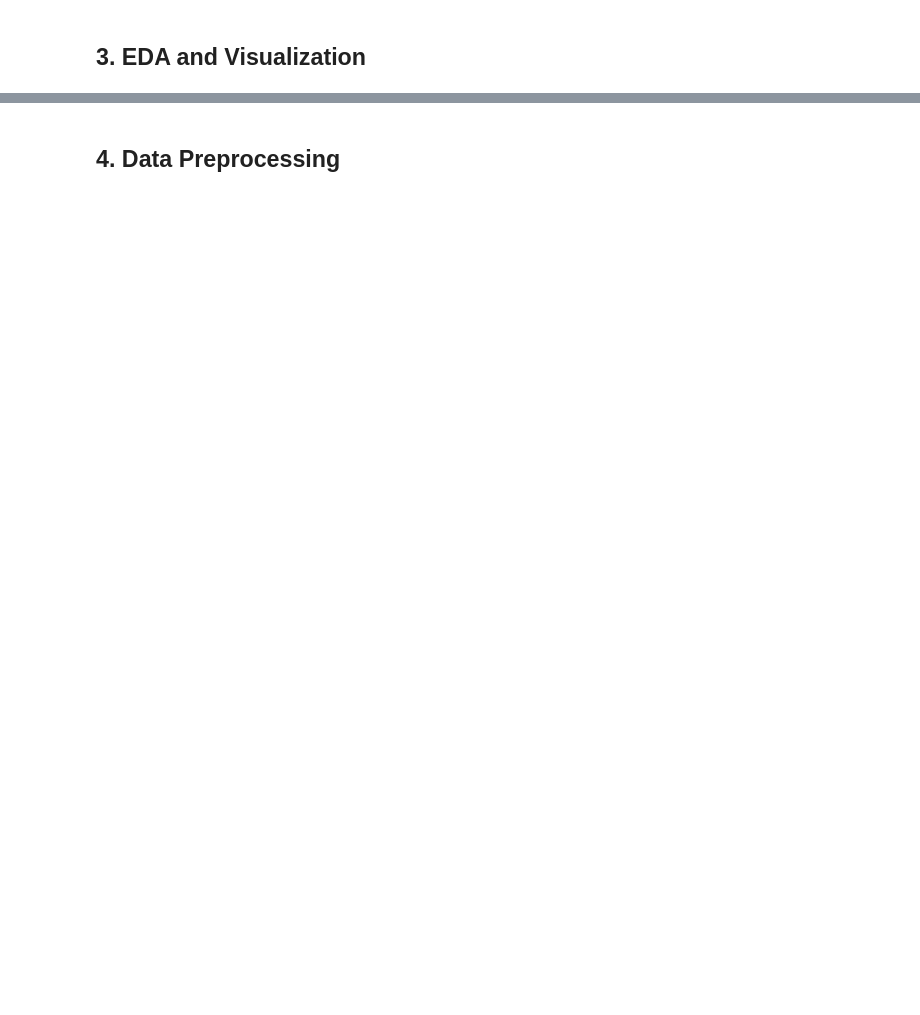
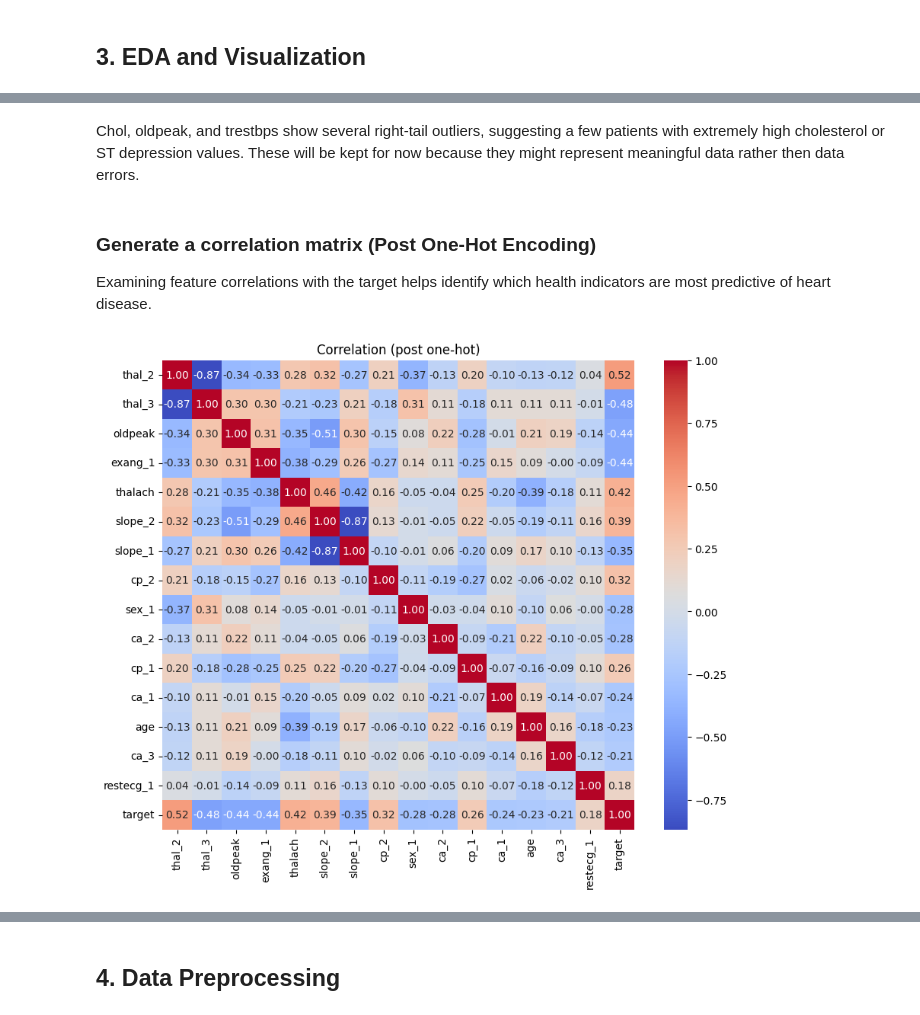
Before and after one commit to TORlN/ML-Final-Project, a Jupyter notebook: Final_Project.ipynb, the cells around one changed output, grey strips where cells are left out. Saved outputs shown, nothing was run; the diff lists cells and outputs as text; code cells hidden in the pictures; blank space fills up the shorter version.

Commit message:
update gitignore, EDA and data preprocessing finished

```diff
--- a/Final_Project.ipynb
+++ b/Final_Project.ipynb
@@ -110,0 +181,22 @@ dtype: int64
+# %% [markdown]
+Chol, oldpeak, and trestbps show several right-tail outliers, suggesting a few patients with extremely high cholesterol or ST depression values. These will be kept for now because they might represent meaningful data rather then data errors.
+# %% [markdown]
+### Generate a correlation matrix (Post One-Hot Encoding)
+Examining feature correlations with the target helps identify which health indicators are most predictive of heart disease.
+# %%
+# Compute correlations with target and visualize top correlated features
+df_enc = pd.get_dummies(df, columns=cat_cols, drop_first=True)
+
+# Correlation of all features with target
+corr_to_target = df_enc.corr(numeric_only=True)['target'].sort_values(ascending=False)
+corr_to_target.head(15)
+corr_to_target.tail(15)
+
+# Select top correlated features for visualization
+top = corr_to_target.abs().sort_values(ascending=False).index[1:16]  # exclude self
+plt.figure(figsize=(10,8))
+sns.heatmap(df_enc[top.tolist()+['target']].corr(), annot=True, fmt='.2f', cmap='coolwarm')
+plt.title('Correlation (post one-hot)')
+plt.show()
+# %% [output]
+[figure, added]
```
Also changed, not shown: parts of 27 cells of this notebook, 1 other file.
